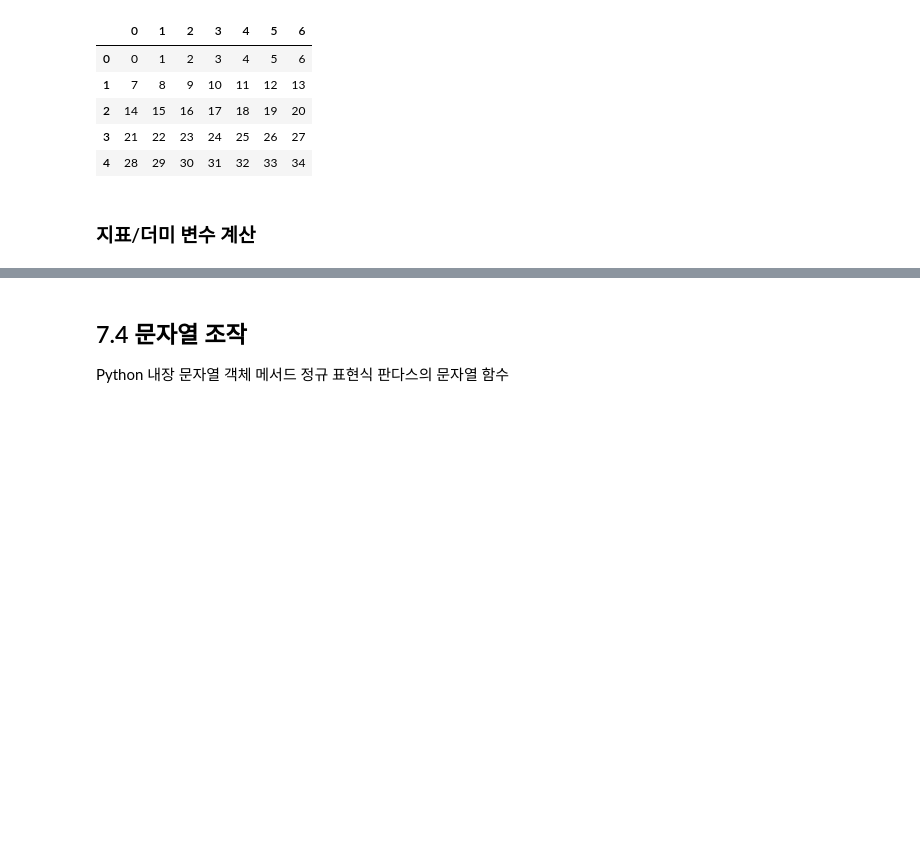
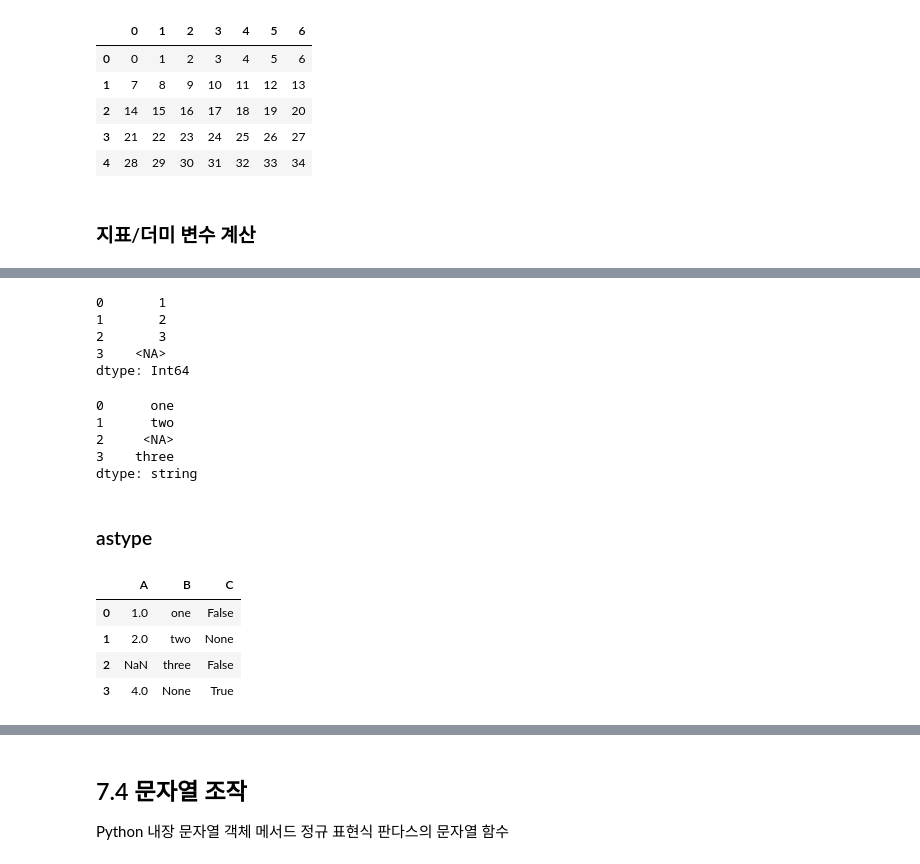
Before and after one commit to cafrii/ml_study, a Jupyter notebook: pandas/wesmckinney/ch07_pd_cleaning.ipynb, the cells around one changed output, grey strips where cells are left out. Saved outputs shown, nothing was run; the diff lists cells and outputs as text; code cells hidden in the pictures; blank space fills up the shorter version.

Commit message:
pandas wes mckinney 연습 추가

```diff
--- a/pandas/wesmckinney/ch07_pd_cleaning.ipynb
+++ b/pandas/wesmckinney/ch07_pd_cleaning.ipynb
@@ -174,0 +367,37 @@ df
+# %%
+# dtype 에 클래스 (타입) 을 지정해도 되지만, 좀 더 간편하게 문자열로 된 타입 이름을 쓸 수도 있다.
+#
+# s = pd.Series([1, 2, 3, None], dtype=pd.Int64Dtype()) # 앞에서는 이렇게 했는데..
+s = pd.Series([1, 2, 3, None], dtype="Int64")  # 이렇게 할 수도 있다. 이 둘은 100% 동일하다.
+s
+# %% [output]
+0       1
+1       2
+2       3
+3    <NA>
+dtype: Int64
+# %%
+# numpy 에서 문자열은 그냥 object 였지만, pandas 에서는 특별히 string 타입을 만들었다.
+# 이 타입이 좀 더 효율적이고, 메모리도 적게 소모한다고 함.
+
+s = pd.Series(['one', 'two', None, 'three'], dtype=pd.StringDtype())
+s
+# %% [output]
+0      one
+1      two
+2     <NA>
+3    three
+dtype: string
+# %% [markdown]
+### astype
+# %%
+df = pd.DataFrame({"A": [1, 2, None, 4],
+                   "B": ["one", "two", "three", None],
+                   "C": [False, None, False, True] })
+df
+# %% [output]
+|  | A | B | C |
+| 0 | 1.0 | one | False |
+| 1 | 2.0 | two | None |
+| 2 | NaN | three | False |
+| 3 | 4.0 | None | True |
```
Also changed, not shown: parts of 27 cells of this notebook, 1 other file.
